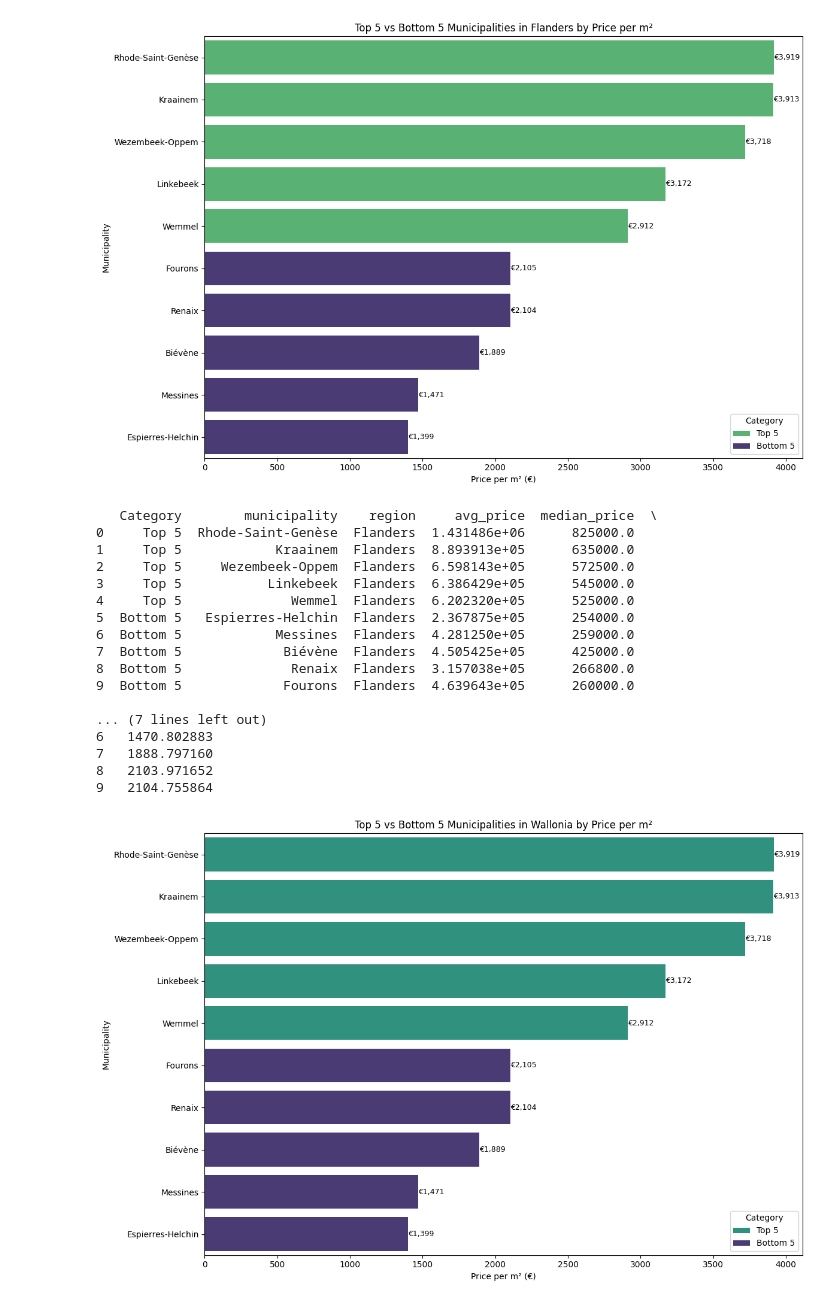
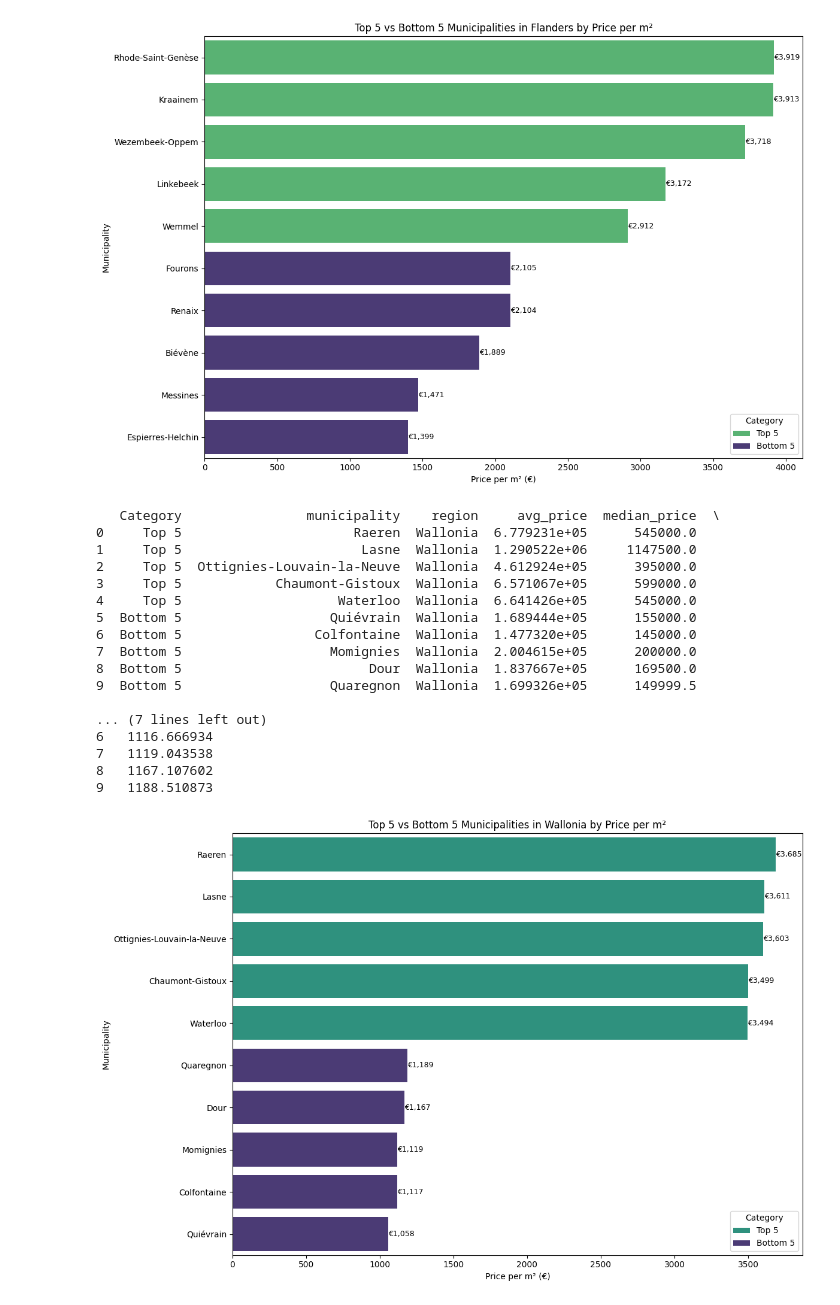
Before and after one commit to meganmarchale/ImmoEliza_analysis, a Jupyter notebook: utils/choti_municipality.ipynb, the cells around one changed output. Drawn from its saved outputs; the diff is of its cells as text; code cells hidden in the pictures.

```diff
--- a/utils/choti_municipality.ipynb
+++ b/utils/choti_municipality.ipynb
@@ -231,7 +231,7 @@ plt.show()
 top_wal['Category'] = 'Top 5'
 bottom_wal['Category'] = 'Bottom 5'
 
-combined_wal = pd.concat([top_fla, bottom_fla], ignore_index=True)
+combined_wal = pd.concat([top_wal, bottom_wal], ignore_index=True)
 combined_wal= combined_wal[combined_fla['price_per_m2'] > 0]
 
 print(combined_wal[['Category', 'municipality', 'region', 'avg_price', 'median_price', 'price_per_m2']])
@@ -247,49 +247,49 @@ palette = {'Top 5': top_color, 'Bottom 5': bottom_color}
 ax =sns.barplot(
     data=combined_wal,
     y='municipality',
     x='price_per_m2',
     hue='Category',
     palette=palette
 )
 
 plt.title('Top 5 vs Bottom 5 Municipalities in Wallonia by Price per m²')
 plt.xlabel('Price per m² (€)')
 plt.ylabel('Municipality')
 plt.legend(title='Category')
 
 for p in ax.patches:
     width = p.get_width()
     if width > 10:
         ax.text(
         width,
         p.get_y() + p.get_height()/2,
         f'€{width:,.0f}',
         va='center',
         fontsize=9
     )
 
 
 plt.tight_layout()
 plt.show()
 # %% [output]
-   Category        municipality    region     avg_price  median_price  \
-0     Top 5  Rhode-Saint-Genèse  Flanders  1.431486e+06      825000.0
-1     Top 5            Kraainem  Flanders  8.893913e+05      635000.0
-2     Top 5     Wezembeek-Oppem  Flanders  6.598143e+05      572500.0
-3     Top 5           Linkebeek  Flanders  6.386429e+05      545000.0
-4     Top 5              Wemmel  Flanders  6.202320e+05      525000.0
-5  Bottom 5   Espierres-Helchin  Flanders  2.367875e+05      254000.0
-6  Bottom 5            Messines  Flanders  4.281250e+05      259000.0
-7  Bottom 5             Biévène  Flanders  4.505425e+05      425000.0
-8  Bottom 5              Renaix  Flanders  3.157038e+05      266800.0
-9  Bottom 5             Fourons  Flanders  4.639643e+05      260000.0
+   Category                municipality    region     avg_price  median_price  \
+0     Top 5                      Raeren  Wallonia  6.779231e+05      545000.0
+1     Top 5                       Lasne  Wallonia  1.290522e+06     1147500.0
+2     Top 5  Ottignies-Louvain-la-Neuve  Wallonia  4.612924e+05      395000.0
+3     Top 5            Chaumont-Gistoux  Wallonia  6.571067e+05      599000.0
+4     Top 5                    Waterloo  Wallonia  6.641426e+05      545000.0
+5  Bottom 5                   Quiévrain  Wallonia  1.689444e+05      155000.0
+6  Bottom 5                 Colfontaine  Wallonia  1.477320e+05      145000.0
+7  Bottom 5                   Momignies  Wallonia  2.004615e+05      200000.0
+8  Bottom 5                        Dour  Wallonia  1.837667e+05      169500.0
+9  Bottom 5                   Quaregnon  Wallonia  1.699326e+05      149999.5
 
 ... (7 lines left out)
-6   1470.802883
-7   1888.797160
-8   2103.971652
-9   2104.755864
+6   1116.666934
+7   1119.043538
+8   1167.107602
+9   1188.510873
-[figure, old version]
+[figure, new version]
 # %%
 region_median_prices_apt = apt_filtered.groupby(['region', 'municipality'])['price_per_m2'].median().reset_index()
 top_by_region_apt = region_median_prices_apt.sort_values(['region', 'price_per_m2'], ascending=[True, False])
```
